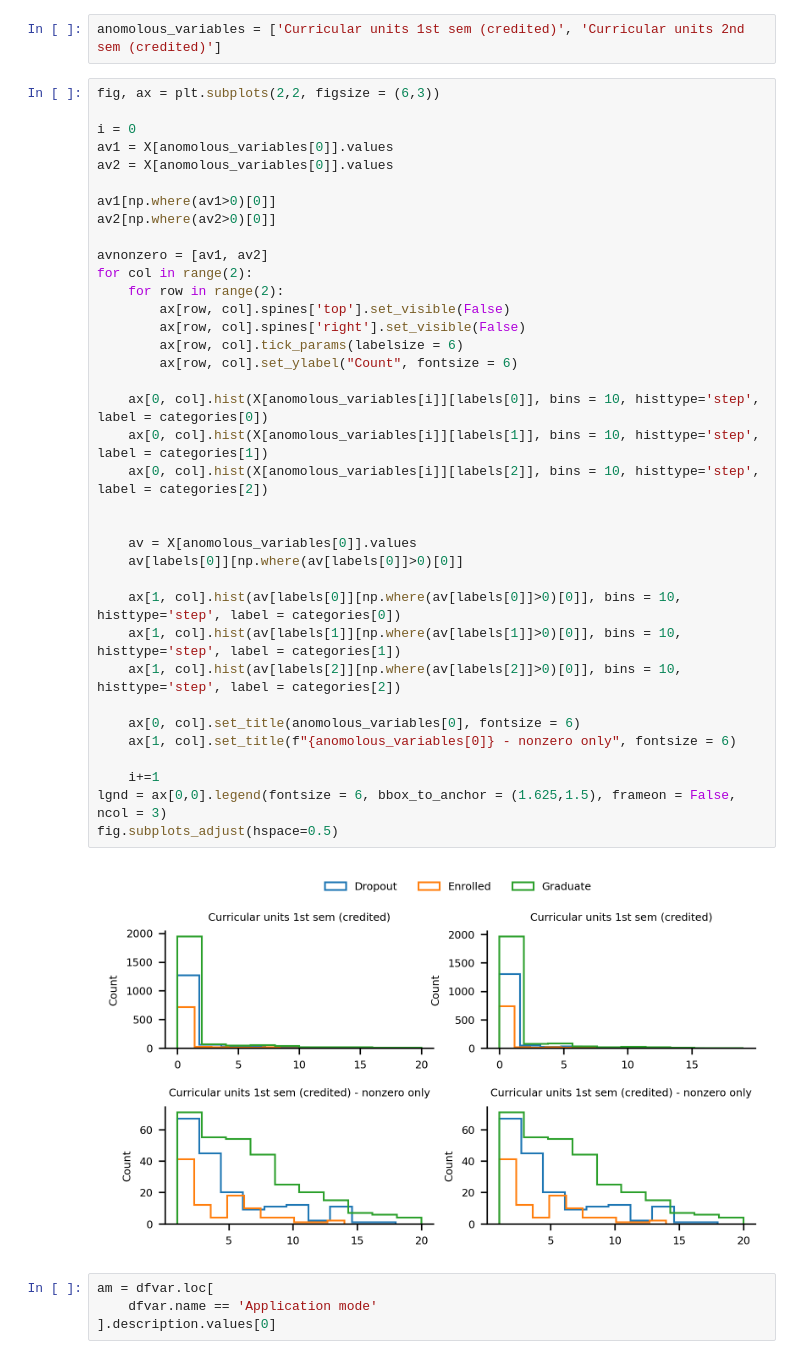
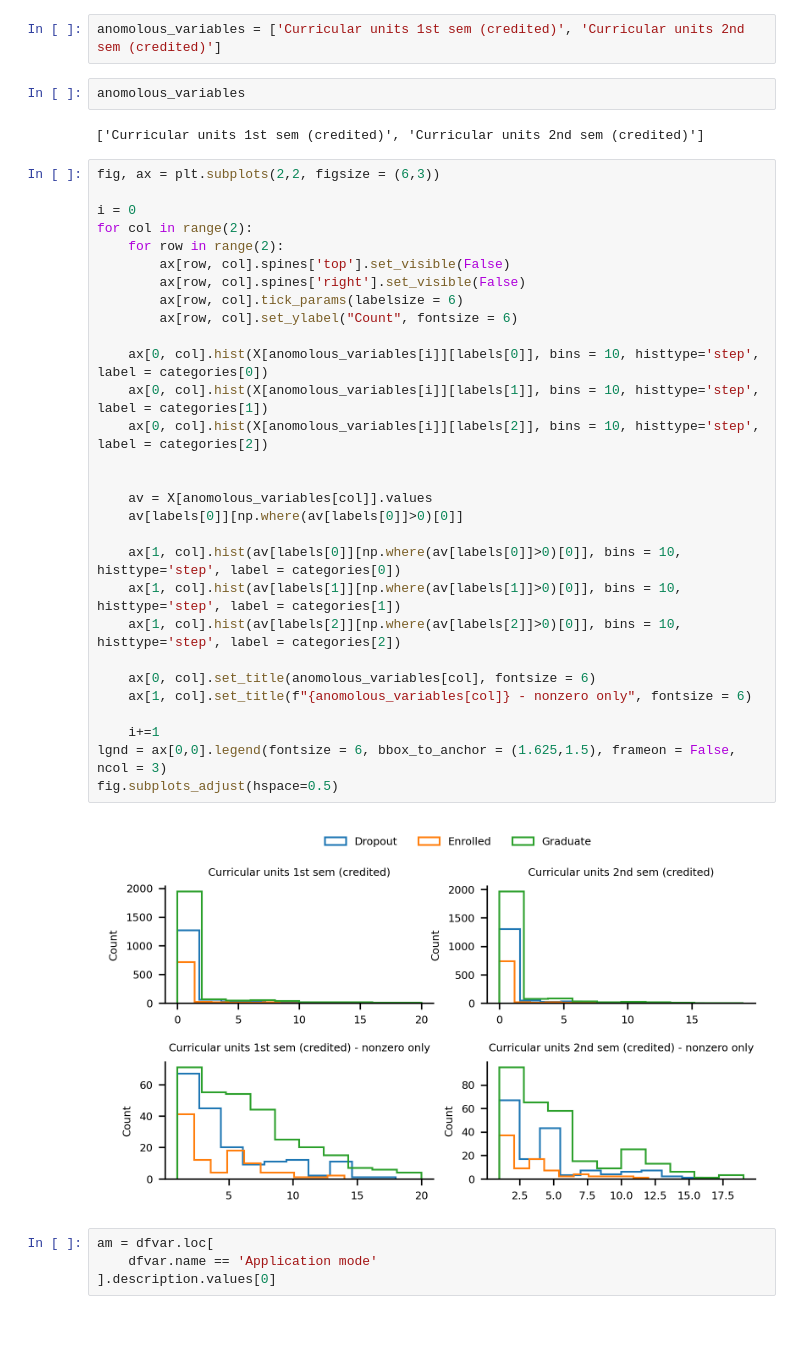
Before and after one commit to Elsayedaa/UCMLProject-Predicting-Student-Dropout-and-Academic-Success, a Jupyter notebook: 1_exploratory_data_analysis.ipynb, the cells around one changed output. Drawn from its saved outputs; the diff is of its cells as text; blank space fills up the shorter version.

```diff
--- a/1_exploratory_data_analysis.ipynb
+++ b/1_exploratory_data_analysis.ipynb
@@ -237,43 +254,40 @@ fig.subplots_adjust(hspace=0.5, wspace=0.75)
 # %%
 anomolous_variables = ['Curricular units 1st sem (credited)', 'Curricular units 2nd sem (credited)']
+# %%
+anomolous_variables
+# %% [output]
+['Curricular units 1st sem (credited)', 'Curricular units 2nd sem (credited)']
 # %%
 fig, ax = plt.subplots(2,2, figsize = (6,3))
 
 i = 0
-av1 = X[anomolous_variables[0]].values
-av2 = X[anomolous_variables[0]].values
-
-av1[np.where(av1>0)[0]]
-av2[np.where(av2>0)[0]]
-
-avnonzero = [av1, av2]
 for col in range(2):
     for row in range(2):
         ax[row, col].spines['top'].set_visible(False)
         ax[row, col].spines['right'].set_visible(False)
         ax[row, col].tick_params(labelsize = 6)
         ax[row, col].set_ylabel("Count", fontsize = 6)
 
     ax[0, col].hist(X[anomolous_variables[i]][labels[0]], bins = 10, histtype='step', label = categories[0])
     ax[0, col].hist(X[anomolous_variables[i]][labels[1]], bins = 10, histtype='step', label = categories[1])
     ax[0, col].hist(X[anomolous_variables[i]][labels[2]], bins = 10, histtype='step', label = categories[2])
 
 
-    av = X[anomolous_variables[0]].values
+    av = X[anomolous_variables[col]].values
     av[labels[0]][np.where(av[labels[0]]>0)[0]]
 
     ax[1, col].hist(av[labels[0]][np.where(av[labels[0]]>0)[0]], bins = 10, histtype='step', label = categories[0])
     ax[1, col].hist(av[labels[1]][np.where(av[labels[1]]>0)[0]], bins = 10, histtype='step', label = categories[1])
     ax[1, col].hist(av[labels[2]][np.where(av[labels[2]]>0)[0]], bins = 10, histtype='step', label = categories[2])
 
-    ax[0, col].set_title(anomolous_variables[0], fontsize = 6)
-    ax[1, col].set_title(f"{anomolous_variables[0]} - nonzero only", fontsize = 6)
+    ax[0, col].set_title(anomolous_variables[col], fontsize = 6)
+    ax[1, col].set_title(f"{anomolous_variables[col]} - nonzero only", fontsize = 6)
 
     i+=1
 lgnd = ax[0,0].legend(fontsize = 6, bbox_to_anchor = (1.625,1.5), frameon = False, ncol = 3)
 fig.subplots_adjust(hspace=0.5)
 # %% [output]
-[figure, old version]
+[figure, new version]
 # %%
 am = dfvar.loc[
     dfvar.name == 'Application mode'
```
Also changed, not shown: parts of 6 cells of this notebook, 4 other files.
